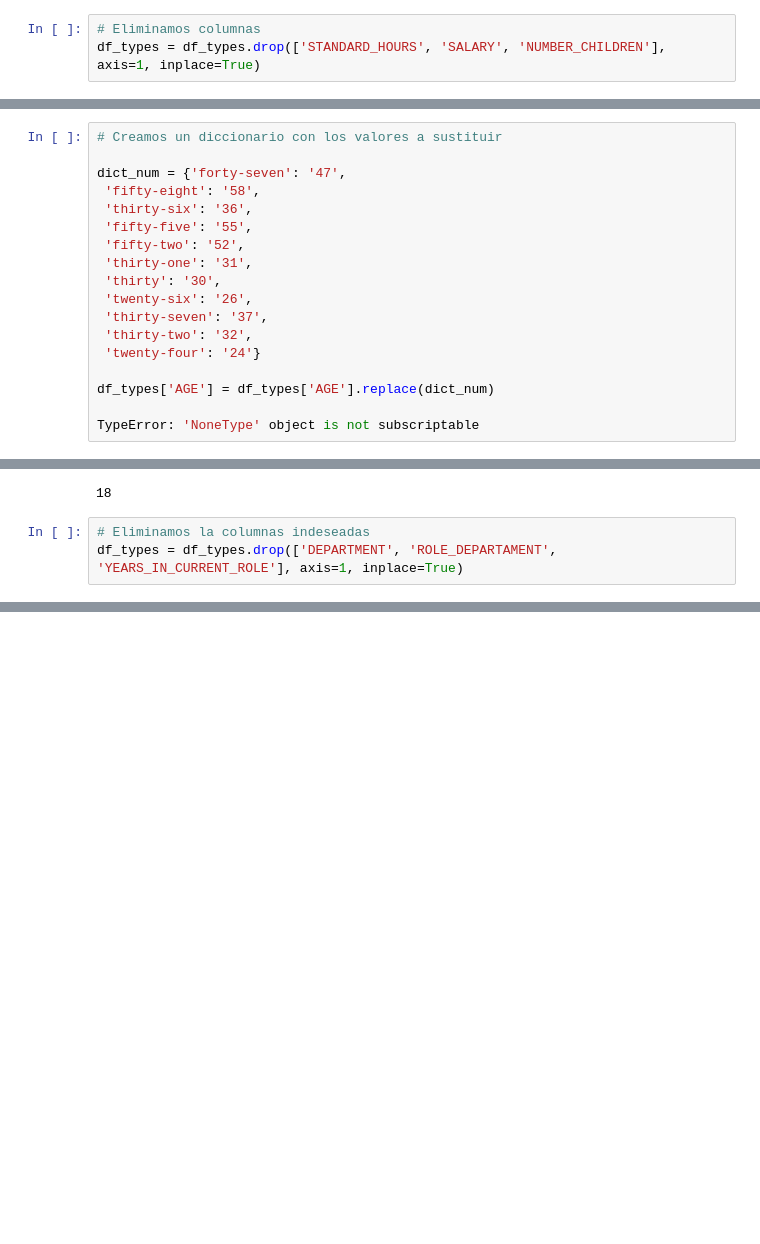
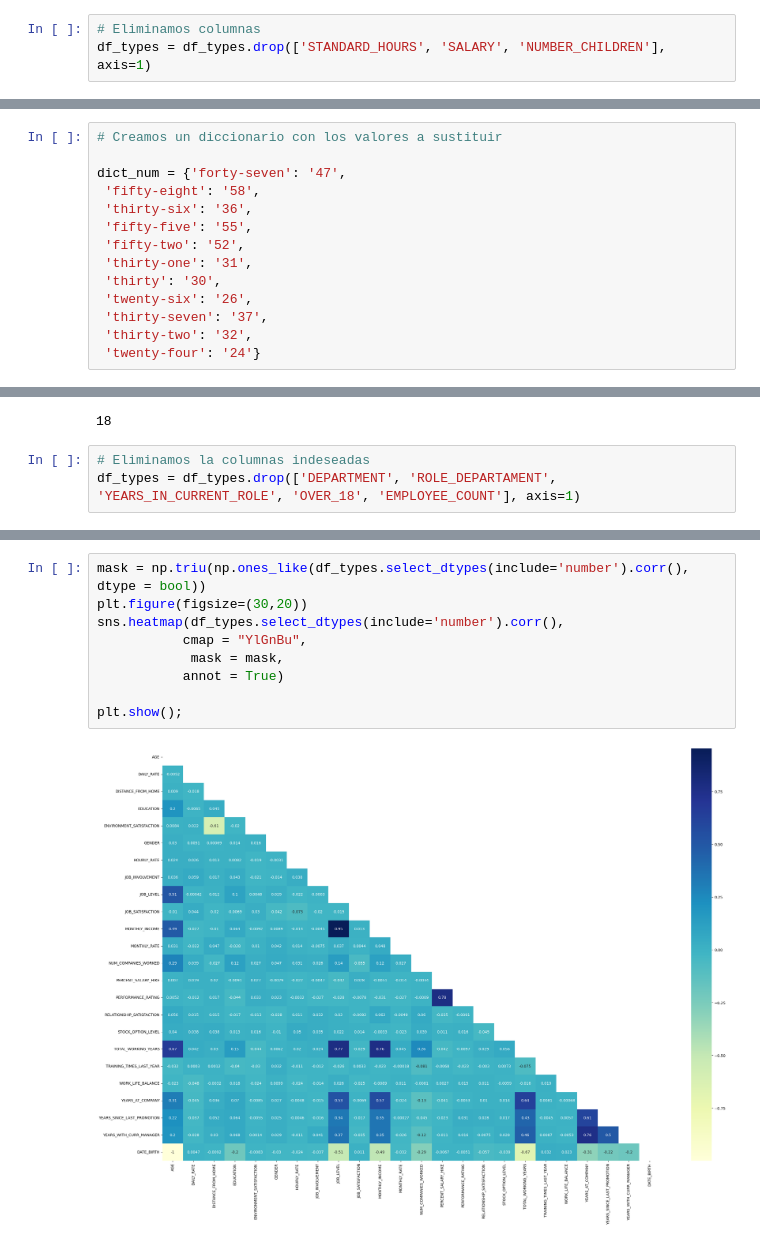
Before and after one commit to Origamologo/Empleados, a Jupyter notebook: 01_etl.ipynb, the cells around one changed output, grey strips where cells are left out. Drawn from its saved outputs; the diff is of its cells as text; blank space fills up the shorter version.

```diff
--- a/01_etl.ipynb
+++ b/01_etl.ipynb
@@ -170,4 +172,4 @@ Tras comprobar los valores únicos constatamos que:
 * Todos los valores de la columna NUMBER_CHILDREN son nulso y puede ser eliminada
 # %%
 # Eliminamos columnas
-df_types = df_types.drop(['STANDARD_HOURS', 'SALARY', 'NUMBER_CHILDREN'], axis=1, inplace=True)
+df_types = df_types.drop(['STANDARD_HOURS', 'SALARY', 'NUMBER_CHILDREN'], axis=1)
@@ -207,10 +205,6 @@ dict_num = {'forty-seven': '47',
  'thirty-seven': '37',
  'thirty-two': '32',
  'twenty-four': '24'}
-
-df_types['AGE'] = df_types['AGE'].replace(dict_num)
-
-TypeError: 'NoneType' object is not subscriptable
 # %%
 # Aplicamos map al diccionario que acabamos de crear
 
@@ -275,4 +246,4 @@ print(df_types['AGE'].min())
 18
 # %%
 # Eliminamos la columnas indeseadas
-df_types = df_types.drop(['DEPARTMENT', 'ROLE_DEPARTAMENT', 'YEARS_IN_CURRENT_ROLE'], axis=1, inplace=True)
+df_types = df_types.drop(['DEPARTMENT', 'ROLE_DEPARTAMENT', 'YEARS_IN_CURRENT_ROLE', 'OVER_18', 'EMPLOYEE_COUNT'], axis=1)
@@ -287,0 +271,11 @@ df_types.head()
+# %%
+mask = np.triu(np.ones_like(df_types.select_dtypes(include='number').corr(), dtype = bool))
+plt.figure(figsize=(30,20))
+sns.heatmap(df_types.select_dtypes(include='number').corr(),
+           cmap = "YlGnBu",
+            mask = mask,
+           annot = True)
+
+plt.show();
+# %% [output]
+[figure, added]
```
Also changed, not shown: parts of 9 cells of this notebook.
